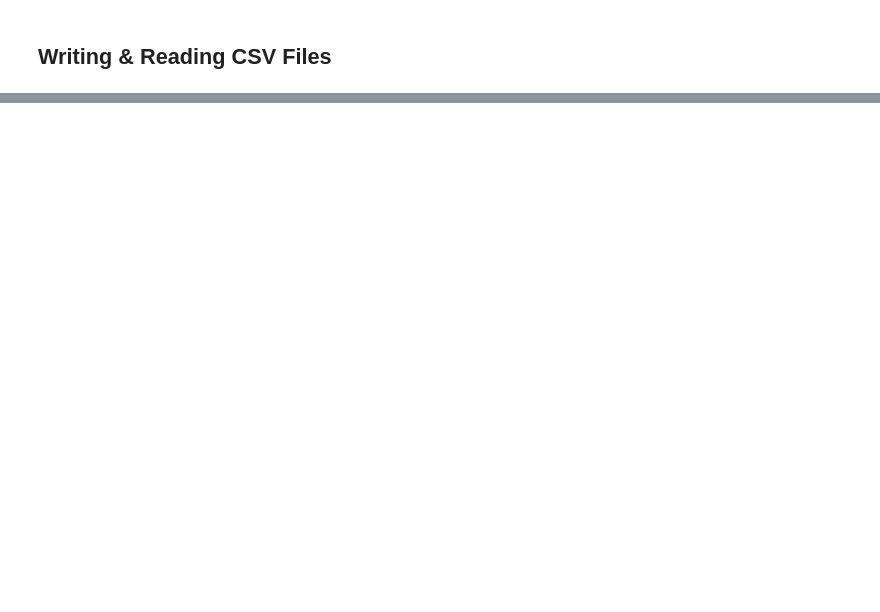
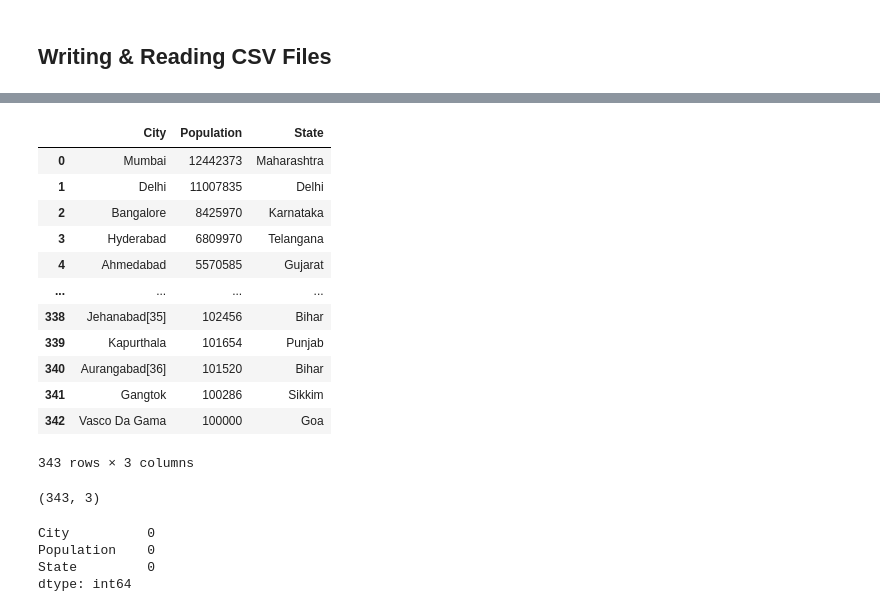
Before and after one commit to rishabhrathore055/DataScience, a Jupyter notebook: Data acquisition/Web Scraping/WebScraping.ipynb, the cells around one changed output, grey strips where cells are left out. Saved outputs shown, nothing was run; the diff lists cells and outputs as text; code cells hidden in the pictures; blank space fills up the shorter version.

```diff
--- a/Data acquisition/Web Scraping/WebScraping.ipynb
+++ b/Data acquisition/Web Scraping/WebScraping.ipynb
@@ -146,0 +189,4 @@ with open(filename,'w',encoding = 'utf') as f:
+# %%
+# parse data from the html into a beautifulsoup object
+soup = BeautifulSoup(response.text, 'html.parser')
+indiatable=soup.find('table',{'class':"wikitable"})
@@ -146,0 +213,25 @@ with open(filename,'w',encoding = 'utf') as f:
+# %%
+df=pd.read_html(str(indiatable))
+# convert list to dataframe
+df=pd.DataFrame(df[0])
+# %%
+# drop the unwanted columns
+data = df.drop(["Rank", "Population(2001)"], axis=1)
+# rename columns for ease
+data = data.rename(columns={"State or union territory": "State","Population(2011)[3]": "Population"})
+# %%
+data
+# %% [output]
+|  | City | Population | State |
+| 0 | Mumbai | 12442373 | Maharashtra |
+| 1 | Delhi | 11007835 | Delhi |
+| 2 | Bangalore | 8425970 | Karnataka |
+| 3 | Hyderabad | 6809970 | Telangana |
+| 4 | Ahmedabad | 5570585 | Gujarat |
+| ... | ... | ... | ... |
+| 338 | Jehanabad[35] | 102456 | Bihar |
+| 339 | Kapurthala | 101654 | Punjab |
+| 340 | Aurangabad[36] | 101520 | Bihar |
+| 341 | Gangtok | 100286 | Sikkim |
+| 342 | Vasco Da Gama | 100000 | Goa |
+343 rows × 3 columns
@@ -146,0 +242,11 @@ with open(filename,'w',encoding = 'utf') as f:
+# %%
+df.shape
+# %% [output]
+(343, 3)
+# %%
+df.isnull().sum()
+# %% [output]
+City          0
+Population    0
+State         0
+dtype: int64
```
Also changed, not shown: parts of 14 cells of this notebook.
